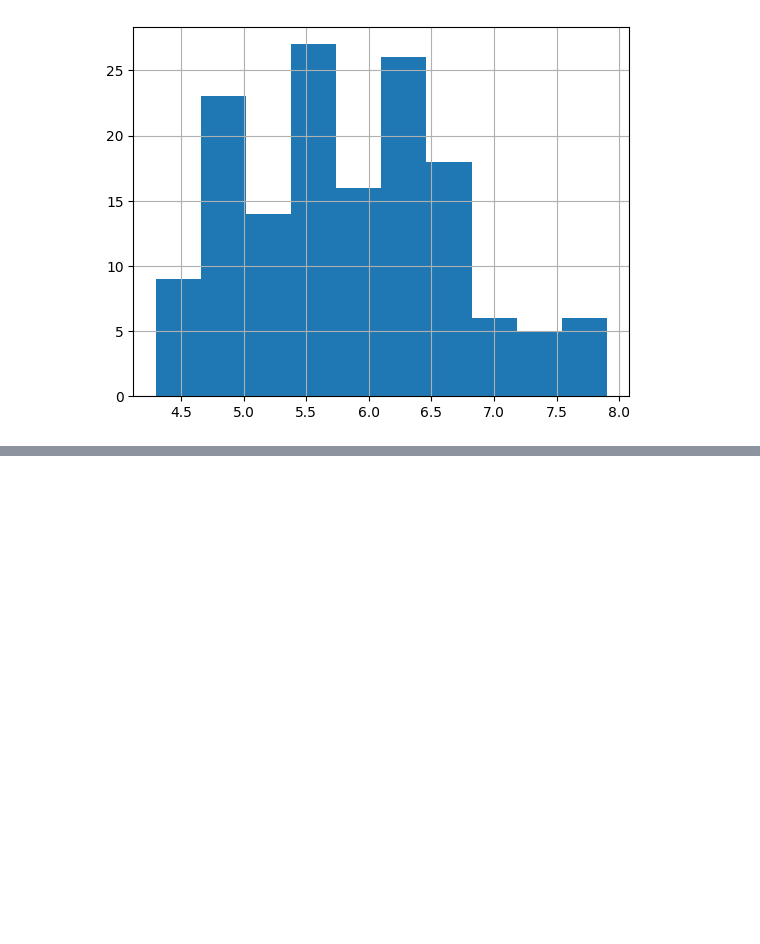
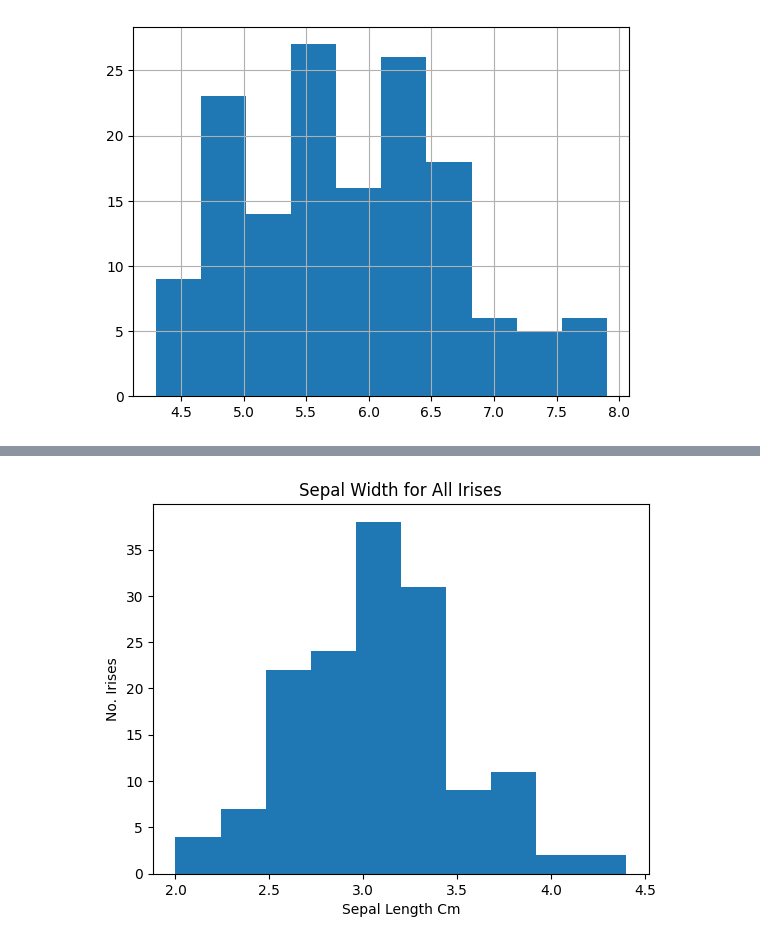
Before and after one commit to PectenMaximus/FDA_1, a Jupyter notebook: FDA1_Notebook.ipynb, the cells around one changed output, grey strips where cells are left out. Cells and saved outputs as stored; diff of their text form; code cells hidden in the pictures; blank space fills up the shorter version.

```diff
--- a/FDA1_Notebook.ipynb
+++ b/FDA1_Notebook.ipynb
@@ -132,0 +137,13 @@ AttributeError: module 'matplotlib' has no attribute 'scatterplot'
+# %%
+import matplotlib.pyplot as plt
+import numpy as np
+
+x = np.array(IrisData['SepalWidthCm'])
+plt.title("Sepal Width for All Irises", loc = 'center')
+plt.xlabel("Sepal Length Cm")
+plt.ylabel("No. Irises")
+
+plt.hist(x)
+plt.show()
+# %% [output]
+[figure, added]
```
Also changed, not shown: parts of 11 cells of this notebook.
